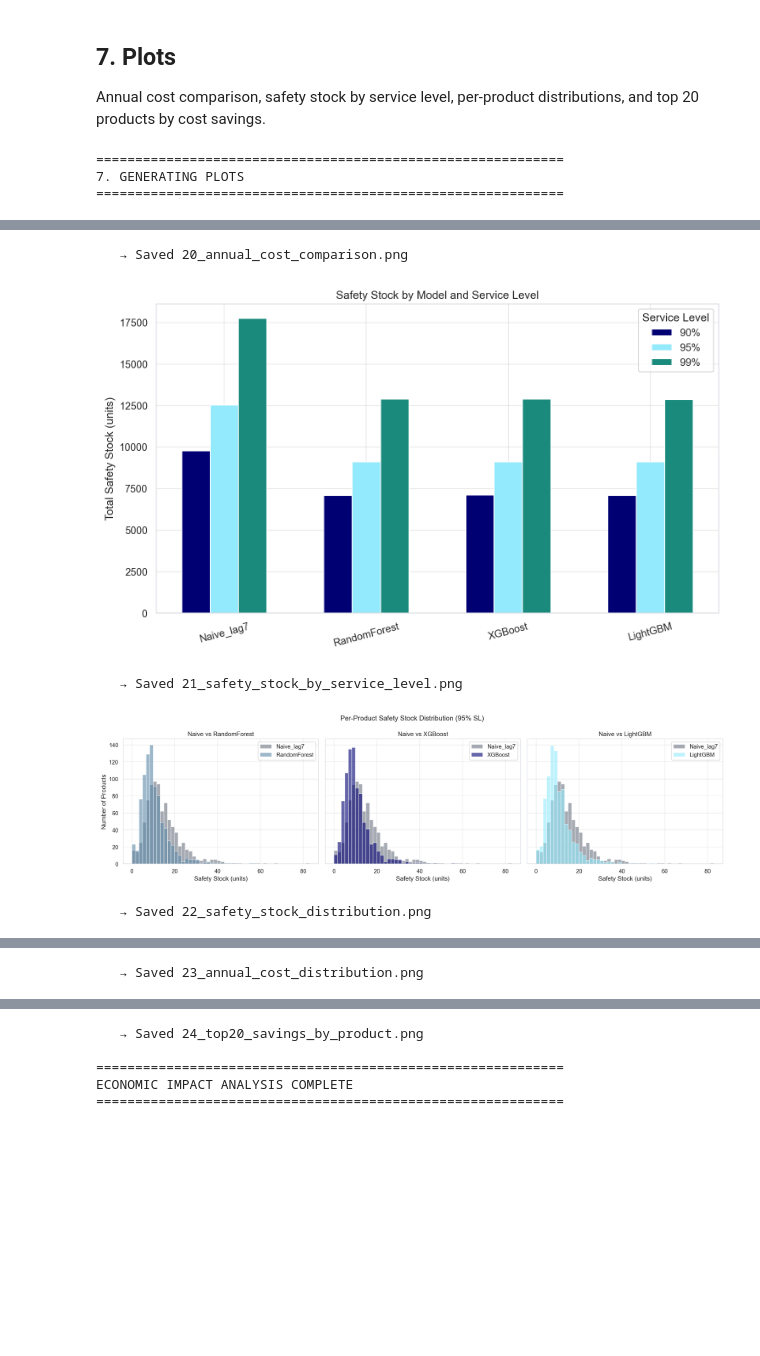
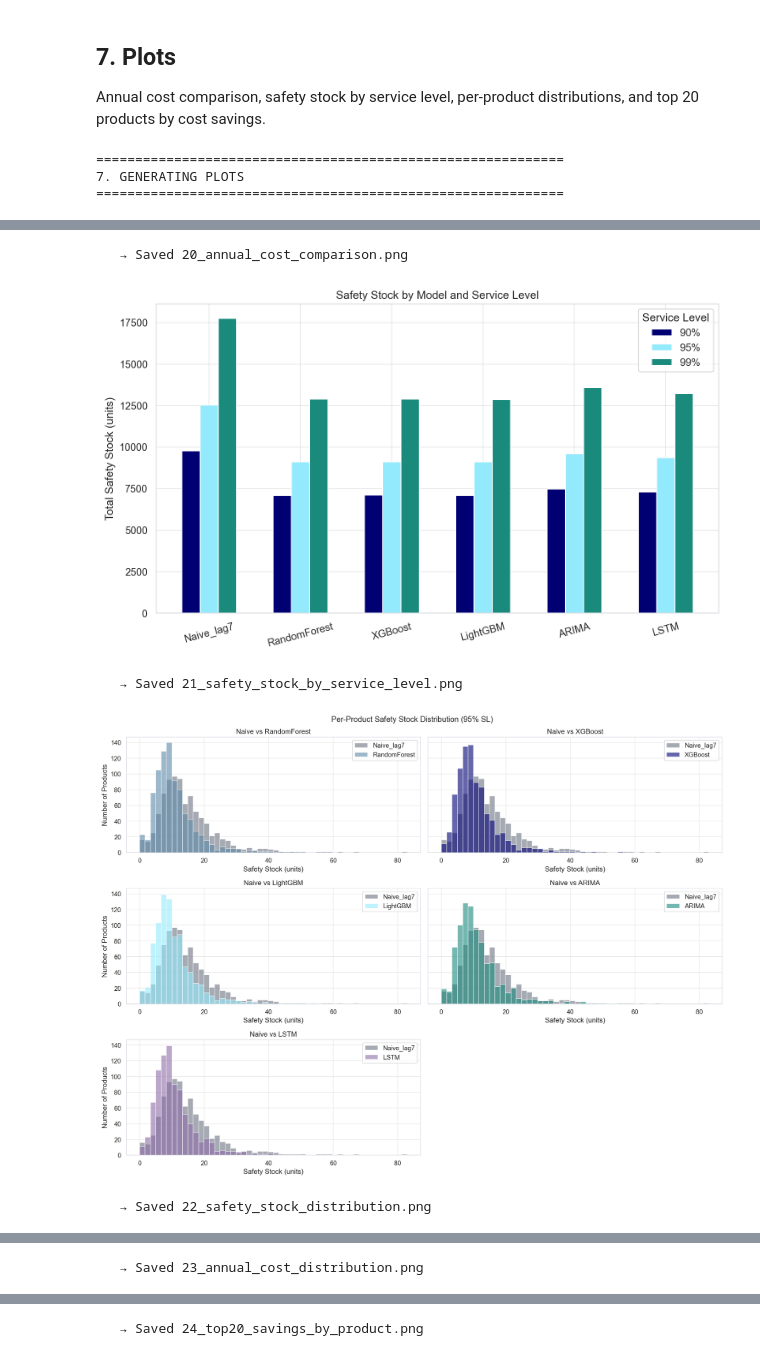
Before and after one commit to onamasserra/tfm-demand-forecasting, a Jupyter notebook: TFM_Ona_Code/05_economic_impact.ipynb, the cells around one changed output, grey strips where cells are left out. Drawn from its saved outputs; the diff is of its cells as text; code cells hidden in the pictures; blank space fills up the shorter version.

```diff
--- a/TFM_Ona_Code/05_economic_impact.ipynb
+++ b/TFM_Ona_Code/05_economic_impact.ipynb
@@ -19,13 +19,14 @@ from pathlib import Path
 from sklearn.metrics import mean_squared_error
 from style_config import (apply_style, PRIMARY, SECONDARY, ACCENT, NEUTRAL,
                           DARK_BLUE, AIR_BLUE, TEAL, LIGHT_BLUE,
-                          AMBER, CORAL, SLATE,
+                          AMBER, CORAL, SLATE, ALERT,
                           get_model_color, get_model_colors)
 
 %matplotlib inline
 
 BASE_DIR = Path(".")
-PREDS_PATH = BASE_DIR / 'output' / 'models' / 'predictions_last_fold.parquet'
+PREDS_PATH = BASE_DIR / 'output' / 'models' / 'predictions_all_models.parquet'
+ARIMA_PATH = BASE_DIR / 'output' / 'models' / 'arima_predictions.parquet'
 DATA_DIR = Path("..") / 'Datos'
 OUTPUT_DIR = BASE_DIR / 'output' / 'economic'
 OUTPUT_DIR.mkdir(parents=True, exist_ok=True)
@@ -33,7 +34,7 @@ OUTPUT_DIR.mkdir(parents=True, exist_ok=True)
 apply_style()
 
 TARGET = 'udsVenta'
-MODELS = ['Naive_lag7', 'RandomForest', 'XGBoost', 'LightGBM']
+MODELS = ['Naive_lag7', 'RandomForest', 'XGBoost', 'LightGBM', 'ARIMA', 'LSTM']
 
 SERVICE_LEVEL = 0.95
 Z_SCORE = 1.6449
@@ -54,6 +55,8 @@ print('1. LOADING DATA')
 print('=' * 60)
 
 pf = pd.read_parquet(PREDS_PATH)
+arima_pf = pd.read_parquet(ARIMA_PATH)
+pf = pf.merge(arima_pf[['producto', 'fecha', 'ARIMA']], on=['producto', 'fecha'], how='left')
 print(f"Predictions: {len(pf):,} rows, {pf['producto'].nunique()} products")
 print(f"Date range: {pf['fecha'].min().date()} \u2192 {pf['fecha'].max().date()}")
 print(f"Days: {pf['fecha'].nunique()}")
@@ -359,10 +362,12 @@ ax.legend(title='Service Level')
 save_fig('21_safety_stock_by_service_level')
 
 # 7.3 Per-product safety stock distribution
-fig, axes = plt.subplots(1, 3, figsize=(18, 5), sharey=True)
-ml_models = ['RandomForest', 'XGBoost', 'LightGBM']
-ml_colors = [get_model_color(m) for m in ml_models]
-for ax, ml_model, ml_color in zip(axes, ml_models, ml_colors):
+ml_models = ['RandomForest', 'XGBoost', 'LightGBM', 'ARIMA', 'LSTM']
+fig, axes = plt.subplots(3, 2, figsize=(16, 12), sharey=True)
+axes_flat = axes.flatten()
+for i, ml_model in enumerate(ml_models):
+    ax = axes_flat[i]
+    ml_color = get_model_color(ml_model)
     ss_compare = pd.DataFrame({
         'Naive_lag7': ss_df['Naive_lag7'],
         ml_model: ss_df[ml_model],
@@ -371,7 +376,9 @@ for ax, ml_model, ml_color in zip(axes, ml_models, ml_colors):
                     color=[get_model_color('Naive_lag7'), ml_color])
     ax.set_title(f'Naive vs {ml_model}')
     ax.set_xlabel('Safety Stock (units)')
-axes[0].set_ylabel('Number of Products')
+    if i % 2 == 0:
+        ax.set_ylabel('Number of Products')
+axes_flat[-1].set_visible(False)
 plt.suptitle('Per-Product Safety Stock Distribution (95% SL)', fontsize=14)
 save_fig('22_safety_stock_distribution')
 
@@ -399,6 +406,34 @@ ax.set_ylabel('Product ID')
 ax.invert_yaxis()
 save_fig('24_top20_savings_by_product')
 
+# 7.6 Per-product annual cost: Naive vs each ML model (top 200 products)
+ml_models = ['RandomForest', 'XGBoost', 'LightGBM', 'ARIMA', 'LSTM']
+sorted_idx = cost_annual_df['Naive_lag7'].sort_values(ascending=False).index
+top_n = 200
+top_idx = sorted_idx[:top_n]
+fig, axes = plt.subplots(3, 2, figsize=(16, 14), sharey=True)
+axes_flat = axes.flatten()
+for i, ml_model in enumerate(ml_models):
+    ax = axes_flat[i]
+    x = np.arange(top_n)
+    naive_sorted = cost_annual_df.loc[top_idx, 'Naive_lag7'].values
+    ml_sorted = cost_annual_df.loc[top_idx, ml_model].values
+    ax.fill_between(x, naive_sorted, alpha=0.3, color=SLATE)
+    ax.plot(x, naive_sorted, color=SLATE, linewidth=0.8, label='Naive (lag-7)')
+    ml_color = get_model_color(ml_model)
+    ax.fill_between(x, ml_sorted, alpha=0.4, color=ml_color)
+    ax.plot(x, ml_sorted, color=ml_color, linewidth=0.8, label=ml_model)
+    ax.set_title(f'Naive vs {ml_model}')
+    ax.legend(loc='upper right', fontsize=8)
+    if i >= 4:
+        ax.set_xlabel('Products (ranked by Naive cost)')
+    if i % 2 == 0:
+        ax.set_ylabel('Annual Cost (\u20ac)')
+    ax.set_xlim(0, top_n - 1)
+axes_flat[-1].set_visible(False)
+plt.suptitle(f'Per-Product Annual Safety Stock Cost: Top {top_n} Products', fontsize=14)
+save_fig('25_per_product_cost_comparison')
+
 print('\n' + '=' * 60)
 print('ECONOMIC IMPACT ANALYSIS COMPLETE')
 print('=' * 60)
@@ -410,13 +445,9 @@ print('=' * 60)
    → Saved 20_annual_cost_comparison.png
-[figure, old version]
+[figure, new version]
    → Saved 21_safety_stock_by_service_level.png
-[figure, old version]
+[figure, new version]
    → Saved 22_safety_stock_distribution.png
 [figure]
    → Saved 23_annual_cost_distribution.png
 [figure]
    → Saved 24_top20_savings_by_product.png
-
-============================================================
-ECONOMIC IMPACT ANALYSIS COMPLETE
-============================================================
```
Also changed, not shown: parts of 6 cells of this notebook, 7 other files.
